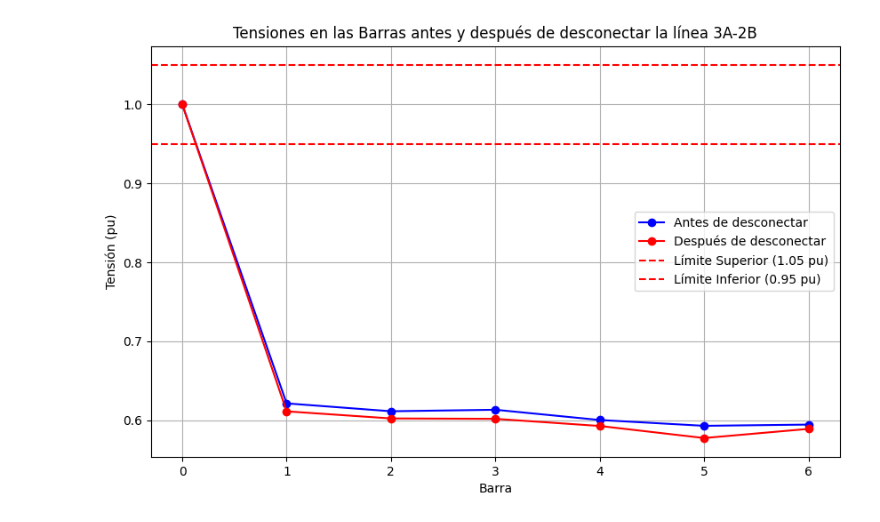
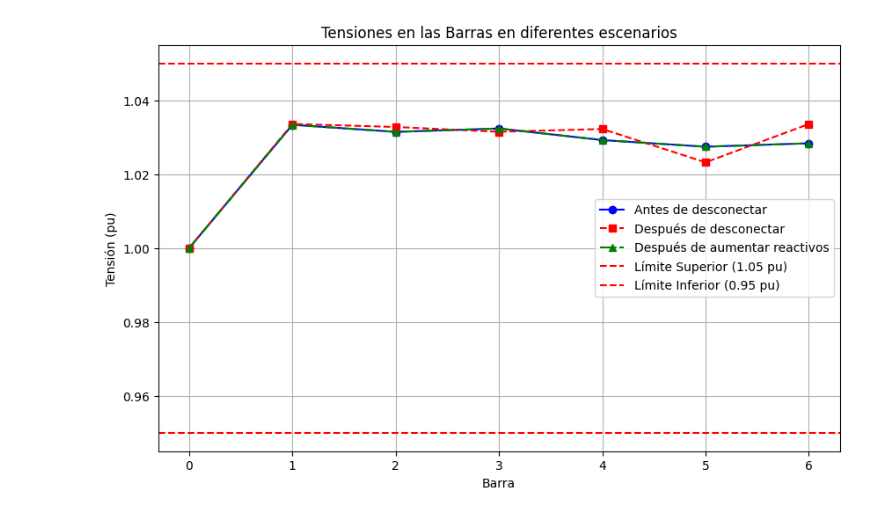
Before and after one commit to ALANRODRIGUEZA/G4A_SEP1-A_S12024, a Jupyter notebook: Tarea 1.ipynb, the cells around one changed output. Saved outputs shown, nothing was run; the diff lists cells and outputs as text; code cells hidden in the pictures.

Commit message:
Actualización
cambios menores de codigo

```diff
--- a/Tarea 1.ipynb
+++ b/Tarea 1.ipynb
@@ -138,4 +233,6 @@ L2B-3A      -14.1437          90.5692
 # %%
+#Sistema 2, Figura 1(b)
+
 import numpy as np
 import pandas as pd
 import pandapower as pp
@@ -159,18 +256,18 @@ barra_3A = pp.create_bus(red2, vn_kv=220, name="Barra 3A")
 pp.create_transformer(red2, barra_2, barra_1, std_type="100 MVA 220/110 kV")
 
 # Añadir el generador en la barra 1 y que dicha barra sea la referencia
-pp.create_ext_grid(red2, barra_1, va_pu=1.0, name="Slack")
-
-# Crear las líneas utilizando el tipo de línea con menor capacidad de transferencia
-linea_min_capacidad = "490-AL1/64-ST1A 220.0"  # Línea con menor capacidad de transferencia
+ext_grid_index = pp.create_ext_grid(red2, barra_1, va_pu=1.0, name="Slack")
 
 # Crear las líneas
-pp.create_line(red2, barra_2, barra_1A, length_km=10.0, std_type=linea_min_capacidad, name="L2-1A")
-pp.create_line(red2, barra_2, barra_1B, length_km=10.0, std_type=linea_min_capacidad, name="L2-1B")
-pp.create_line(red2, barra_1A, barra_2A, length_km=15.0, std_type=linea_min_capacidad, name="L1A-2A")
-pp.create_line(red2, barra_2A, barra_3A, length_km=20.0, std_type=linea_min_capacidad, name="L2A-3A")
-pp.create_line(red2, barra_1B, barra_2B, length_km=30.0, std_type=linea_min_capacidad, name="L1B-2B")
-line6 = pp.create_line(red2, barra_2B, barra_3A, length_km=15.0, std_type=linea_min_capacidad, name="L2B-3A")
+linea_capacidad = "N2XS(FL)2Y 1x185 RM/35 64/110 kV"  # Línea
+
+# Crear las líneas
+pp.create_line(red2, barra_2, barra_1A, length_km=10.0, std_type=linea_capacidad, name="L2-1A")
+pp.create_line(red2, barra_2, barra_1B, length_km=10.0, std_type=linea_capacidad, name="L2-1B")
+pp.create_line(red2, barra_1A, barra_2A, length_km=15.0, std_type=linea_capacidad, name="L1A-2A")
+pp.create_line(red2, barra_2A, barra_3A, length_km=20.0, std_type=linea_capacidad, name="L2A-3A")
+pp.create_line(red2, barra_1B, barra_2B, length_km=30.0, std_type=linea_capacidad, name="L1B-2B")
+line2B3A = pp.create_line(red2, barra_2B, barra_3A, length_km=15.0, std_type=linea_capacidad, name="L2B-3A")
 
 # Crear las cargas
 pp.create_load(red2, barra_1A, p_mw=30.0, q_mvar=20.0, name="Carga Barra 1A")
@@ -182,34 +279,65 @@ pp.create_load(red2, barra_2B, p_mw=90.0, q_mvar=60.0, name="Carga Barra 2B")
 # Ejecutar el flujo de carga
 pp.runpp(red2, algorithm='nr', numba=False, max_iteration=1000)
 
-# Imprimir los resultados antes de desconectar la línea
-print("Resultados antes de desconectar la línea 3A-2B:")
-print(red2.res_bus)
-print(red2.res_line[['p_from_mw', 'q_from_mvar', 'p_to_mw', 'q_to_mvar', 'i_from_ka', 'i_to_ka', 'loading_percent']])
 
-# Graficar las tensiones en las barras antes y después de desconectar la línea
-voltages_before = red2.res_bus.vm_pu
+#4.f) Vuelva a conectar la línea e inyecte un 20% más de reactivos desde el generador y analice el comportamiento de las
+#     variables del sistema. Comente y muestre resultados en una Figura.
 
-# Desconectar la línea 3A-2B utilizando switches
-switch_1 = pp.create_switch(red2, bus=barra_2B, element=line6, et='l', closed=False, name="Switch 3A-2B")
 
+# Guardar resultados antes de aumentar los reactivos
+p_from_mw_before = red2.res_line.p_from_mw.copy()
+q_from_mvar_before = red2.res_line.q_from_mvar.copy()
+
+# Aumentar la inyección de reactivos en un 20%
+original_q_mvar = red2.res_ext_grid['q_mvar'].iloc[0] if 'q_mvar' in red2.res_ext_grid else 0
+new_q_mvar = original_q_mvar * 1.20 if original_q_mvar != 0 else 0.20  # Aumenta un 20%
+
+# Actualizar la inyección de reactivos en el generador slack usando el índice correcto
+red2.ext_grid.at[ext_grid_index, 'max_q_mvar'] = new_q_mvar
+red2.ext_grid.at[ext_grid_index, 'min_q_mvar'] = -new_q_mvar  # También actualizamos el mínimo para ser coherentes
+
+# Ejecutar el flujo de carga después de la reconexión y aumento de reactivos
 pp.runpp(red2, algorithm='nr', numba=False, max_iteration=1000)
-voltages_after = red2.res_bus.vm_pu
 
-# Imprimir los resultados después de desconectar la línea
-print("Resultados después de desconectar la línea 3A-2B:")
-print(red2.res_bus)
-print(red2.res_line[['p_from_mw', 'q_from_mvar', 'p_to_mw', 'q_to_mvar', 'i_from_ka', 'i_to_ka', 'loading_percent']])
+# Guardar resultados después de aumentar los reactivos
+p_from_mw_after = red2.res_line.p_from_mw.copy()
+q_from_mvar_after = red2.res_line.q_from_mvar.copy()
+
+# Graficar las tensiones en las barras antes y después de aumentar los reactivos
+voltages_final = red2.res_bus.vm_pu.copy()
 
 plt.figure(figsize=(10, 6))
 plt.plot(red2.res_bus.index, voltages_before, marker='o', linestyle='-', color='blue', label='Antes de desconectar')
-plt.plot(red2.res_bus.index, voltages_after, marker='o', linestyle='-', color='red', label='Después de desconectar')
+plt.plot(red2.res_bus.index, voltages_after, marker='s', linestyle='--', color='red', label='Después de desconectar')
+plt.plot(red2.res_bus.index, voltages_final, marker='^', linestyle='-.', color='green', label='Después de aumentar reactivos')
 plt.axhline(y=1.05, color='r', linestyle='--', label='Límite Superior (1.05 pu)')
 plt.axhline(y=0.95, color='r', linestyle='--', label='Límite Inferior (0.95 pu)')
 plt.xlabel('Barra')
 plt.ylabel('Tensión (pu)')
-plt.title('Tensiones en las Barras antes y después de desconectar la línea 3A-2B')
+plt.title('Tensiones en las Barras en diferentes escenarios')
 plt.legend()
 plt.grid(True)
 plt.show()
+
+# Graficar las potencias activas en las líneas antes y después de aumentar los reactivos
+plt.figure(figsize=(10, 6))
+plt.bar(red2.res_line.index - 0.2, p_from_mw_before, width=0.4, color='blue', alpha=0.6, label='Antes de aumentar reactivos')
+plt.bar(red2.res_line.index + 0.2, p_from_mw_after, width=0.4, color='green', alpha=0.6, label='Después de aumentar reactivos')
+plt.xlabel('Línea')
+plt.ylabel('Potencia Activa (MW)')
+plt.title('Potencias Activas en las Líneas antes y después de aumentar los reactivos')
+plt.legend()
+plt.grid(True)
+plt.show()
+
+# Graficar las potencias reactivas en las líneas antes y después de aumentar los reactivos
+plt.figure(figsize=(10, 6))
+plt.bar(red2.res_line.index - 0.2, q_from_mvar_before, width=0.4, color='blue', alpha=0.6, label='Antes de aumentar reactivos')
+plt.bar(red2.res_line.index + 0.2, q_from_mvar_after, width=0.4, color='green', alpha=0.6, label='Después de aumentar reactivos')
+plt.xlabel('Línea')
+plt.ylabel('Potencia Reactiva (MVar)')
+plt.title('Potencias Reactivas en las Líneas antes y después de aumentar los reactivos')
+plt.legend()
+plt.grid(True)
+plt.show()
 # %% [output]
@@ -233 +344 @@ Resultados antes de desconectar la línea 3A-2B:
-[figure, old version]
+[figure, new version]
```
Also changed, not shown: parts of 8 cells of this notebook.
